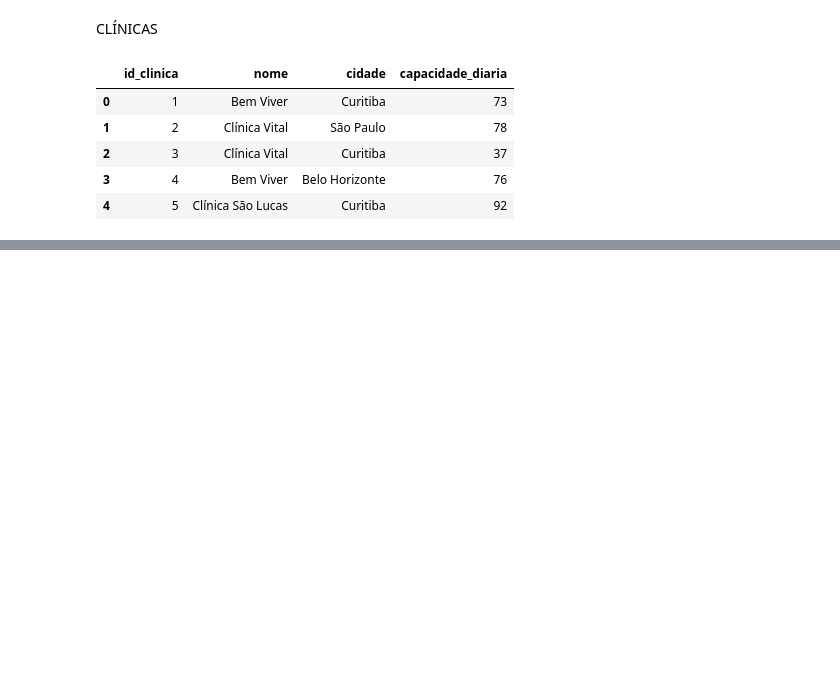
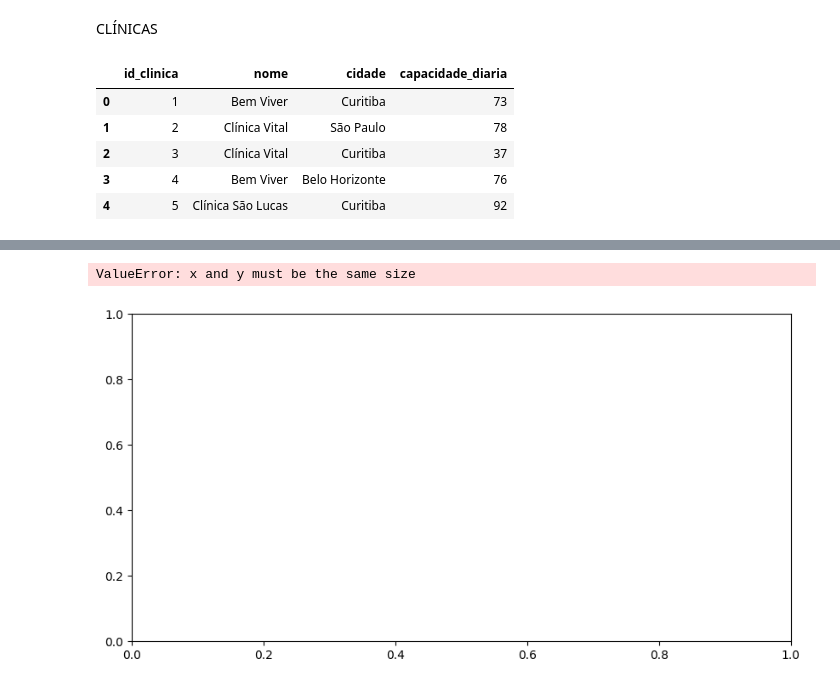
Before and after one commit to vivian-assis/aulasenacbigdata, a Jupyter notebook: ProjetoClinicasNara.ipynb, the cells around one changed output, grey strips where cells are left out. Drawn from its saved outputs; the diff is of its cells as text; code cells hidden in the pictures; blank space fills up the shorter version.

```diff
--- a/ProjetoClinicasNara.ipynb
+++ b/ProjetoClinicasNara.ipynb
@@ -277,0 +295,11 @@ dtype: int64
+# %%
+#GRÁFICO DISPERSÃO DE ROUBO DE VEÍCULOS POR ANO
+plt.figure(figsize=(10,5))
+plt.scatter(df_consultas['espera_calc'],df_avaliacoes['nota_satisfacao'])
+plt.title('TEMPO DE ESPERA x NOTA DE SATISFAÇÃO')
+plt.xlabel('TEMPO DE ESPERA)')
+plt.ylabel('NOTA DE SATISFAÇÃO')
+plt.show()
+# %% [output]
+ValueError: x and y must be the same size
+[figure, added]
```
Also changed, not shown: parts of 4 cells of this notebook.
